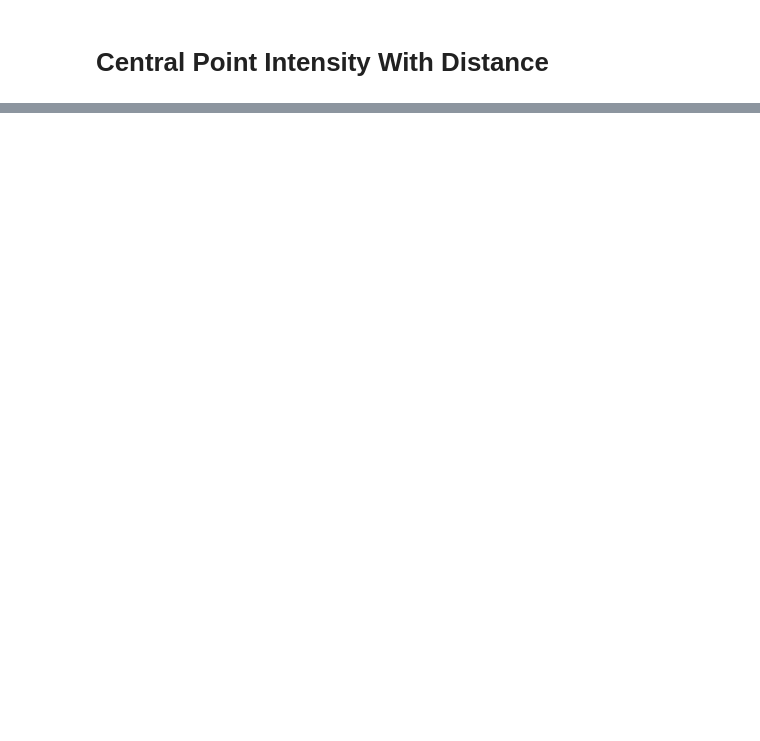
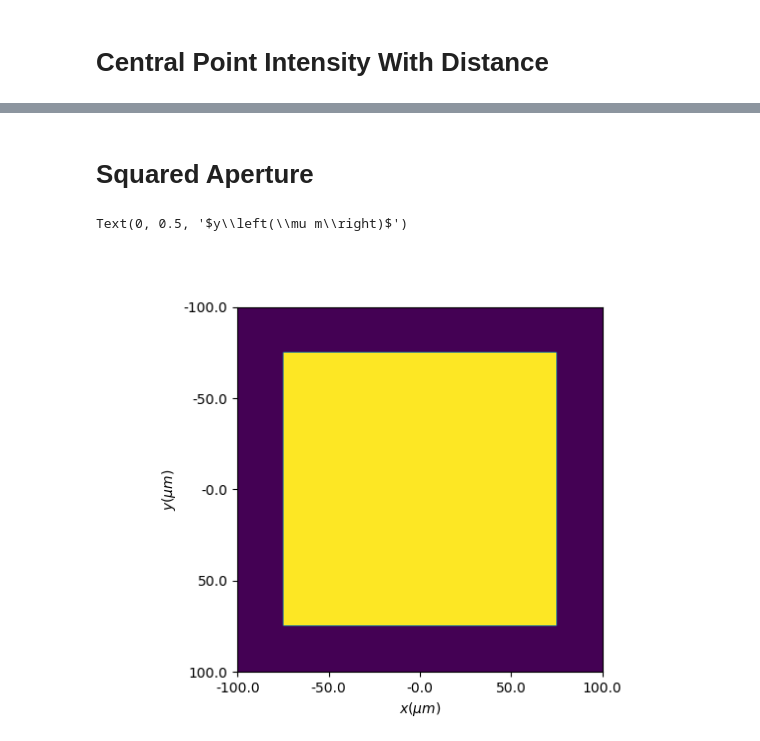
Before and after one commit to VV-Rocha/Simulators, a Jupyter notebook: D2NN/CircularApertureTutorial/FFT-DI pyTorch.ipynb, the cells around one changed output, grey strips where cells are left out. Cells and saved outputs as stored; diff of their text form; code cells hidden in the pictures; blank space fills up the shorter version.

```diff
--- a/D2NN/CircularApertureTutorial/FFT-DI pyTorch.ipynb
+++ b/D2NN/CircularApertureTutorial/FFT-DI pyTorch.ipynb
@@ -156,0 +177,32 @@ Text(0, 0.5, '$I\\left(z\\right)/I_0$')
+# %% [markdown]
+# Squared Aperture
+# %%
+input_shape = (1024, 1024)
+computation_window_shape = input_shape
+
+x0 = np.linspace(-100*10**-6, 100*10**-6, input_shape[0])
+y0 = np.linspace(-100*10**-6, 100*10**-6, input_shape[1])
+
+ds = abs(x0[1]-x0[0])
+
+wavelength = .5*10**-6
+
+propagation_distance = 500*10**-6
+
+input = torch.zeros((1, *input_shape), dtype=torch.complex128)
+
+n = int((75*10**-6)/ds)
+
+input[0, int(1024/2)-n:int(1024/2)+n, int(1024/2)-n:int(1024/2)+n] = 1
+
+fig, axs = subplots(1)
+axs.imshow(torch.abs(input[0]))
+
+axs.set_xticks([0,256,512,256+512,1024], np.round(10**6 *x0[np.array([0,255,511,256+512-1,1023])]))
+axs.set_yticks([0,256,512,256+512,1024], np.round(10**6 *y0[np.array([0,255,511,256+512-1,1023])]))
+
+axs.set_xlabel(r"$x\left(\mu m\right)$")
+axs.set_ylabel(r"$y\left(\mu m\right)$")
+# %% [output]
+Text(0, 0.5, '$y\\left(\\mu m\\right)$')
+[figure, added]
```
Also changed, not shown: parts of 11 cells of this notebook, 1 other file.
